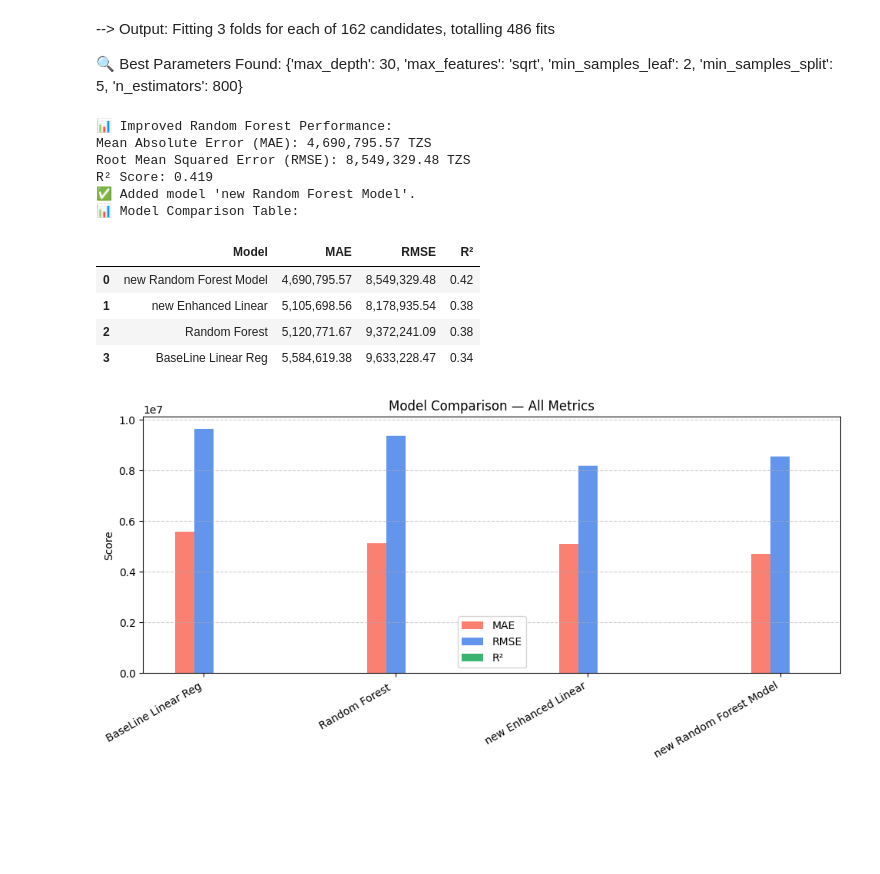
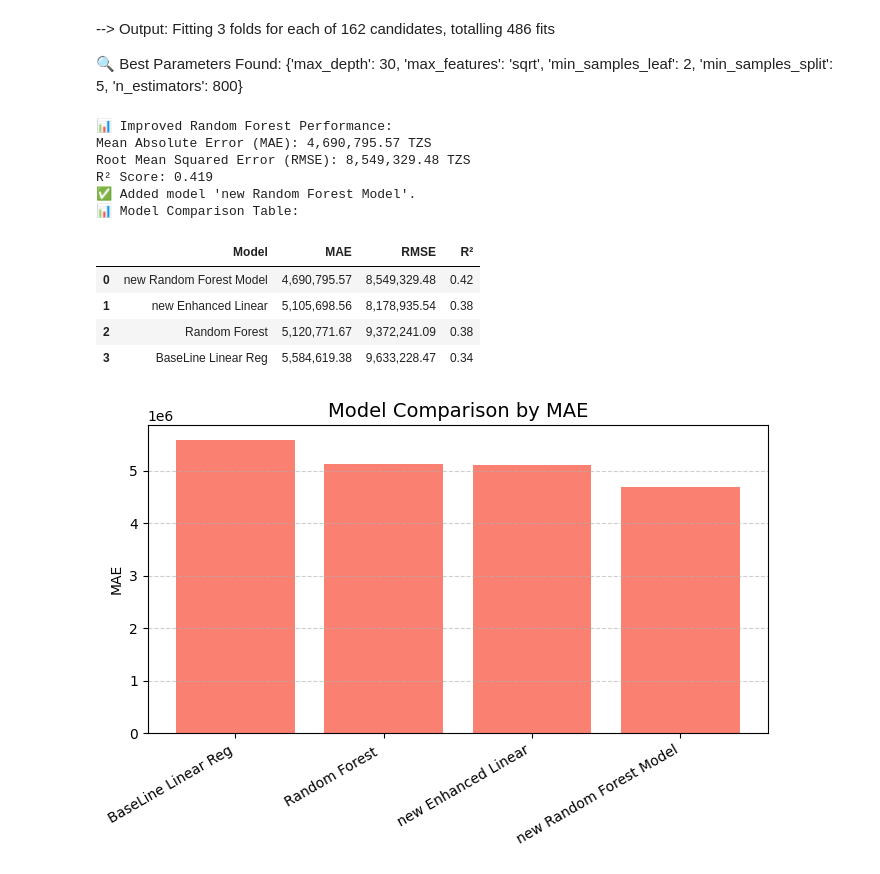
Before and after one commit to Karl-Johann-Jaekel/Machine-Learning-Project-Tourism, a Jupyter notebook: ML-Project.ipynb, the cells around one changed output. Saved outputs shown, nothing was run; the diff lists cells and outputs as text; code cells hidden in the pictures; blank space fills up the shorter version.

```diff
--- a/ML-Project.ipynb
+++ b/ML-Project.ipynb
@@ -1597,32 +1597,32 @@ rf_model = RandomForestRegressor(
 rf_model.fit(X_train, y_train)
 
 #  Make predictions
 y_pred = rf_model.predict(X_val)
 
 # Evaluate performance
 mae_imp_rf = mean_absolute_error(y_val, y_pred)
 rmse_imp_rf = np.sqrt(mean_squared_error(y_val, y_pred))
 r2_imp_rf= r2_score(y_val, y_pred)
 
 print("📊 Improved Random Forest Performance:")
 print(f"Mean Absolute Error (MAE): {mae_imp_rf:,.2f} TZS")
 print(f"Root Mean Squared Error (RMSE): {rmse_imp_rf:,.2f} TZS")
 print(f"R² Score: {r2_imp_rf:.3f}")
 
 
 metrics.add("new Random Forest Model",mae_imp_rf,rmse_imp_rf,r2_imp_rf)
 metrics.show()
-metrics.plot_all()
+metrics.plot_mae()
 # %% [output]
 📊 Improved Random Forest Performance:
 Mean Absolute Error (MAE): 4,690,795.57 TZS
 Root Mean Squared Error (RMSE): 8,549,329.48 TZS
 R² Score: 0.419
 ✅ Added model 'new Random Forest Model'.
 📊 Model Comparison Table:
 |  | Model | MAE | RMSE | R² |
 | 0 | new Random Forest Model | 4,690,795.57 | 8,549,329.48 | 0.42 |
 | 1 | new Enhanced Linear | 5,105,698.56 | 8,178,935.54 | 0.38 |
 | 2 | Random Forest | 5,120,771.67 | 9,372,241.09 | 0.38 |
 | 3 | BaseLine Linear Reg | 5,584,619.38 | 9,633,228.47 | 0.34 |
-[figure, old version]
+[figure, new version]
```
Also changed, not shown: parts of 4 cells of this notebook.
